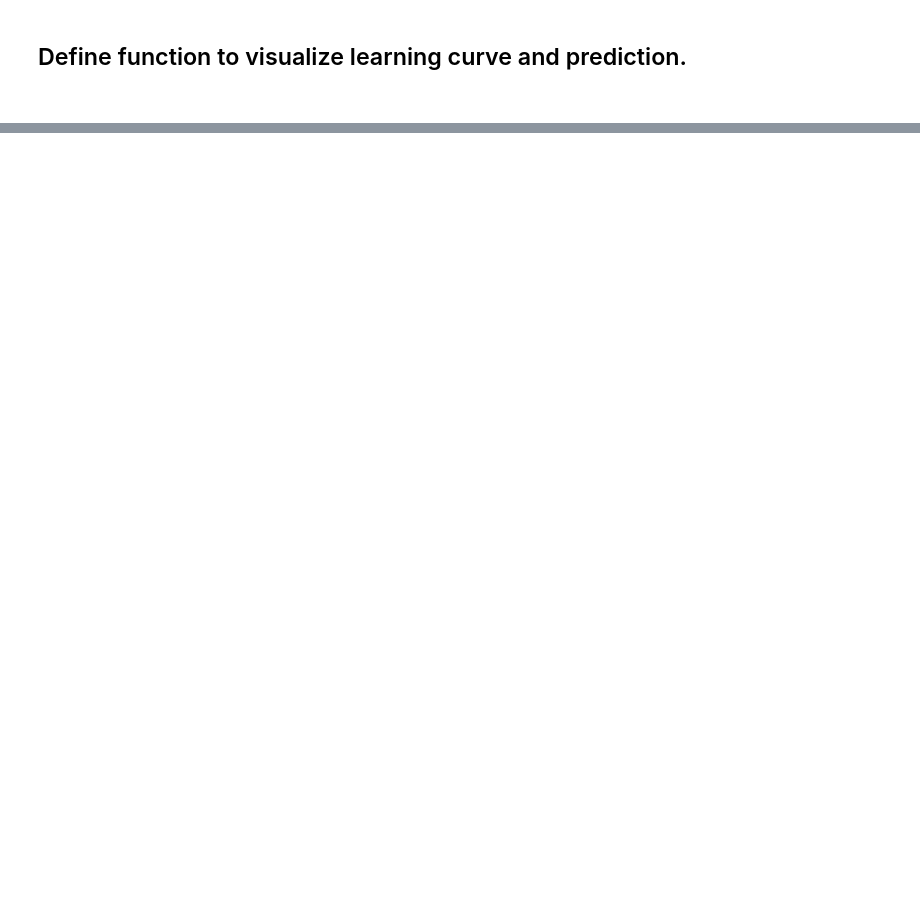
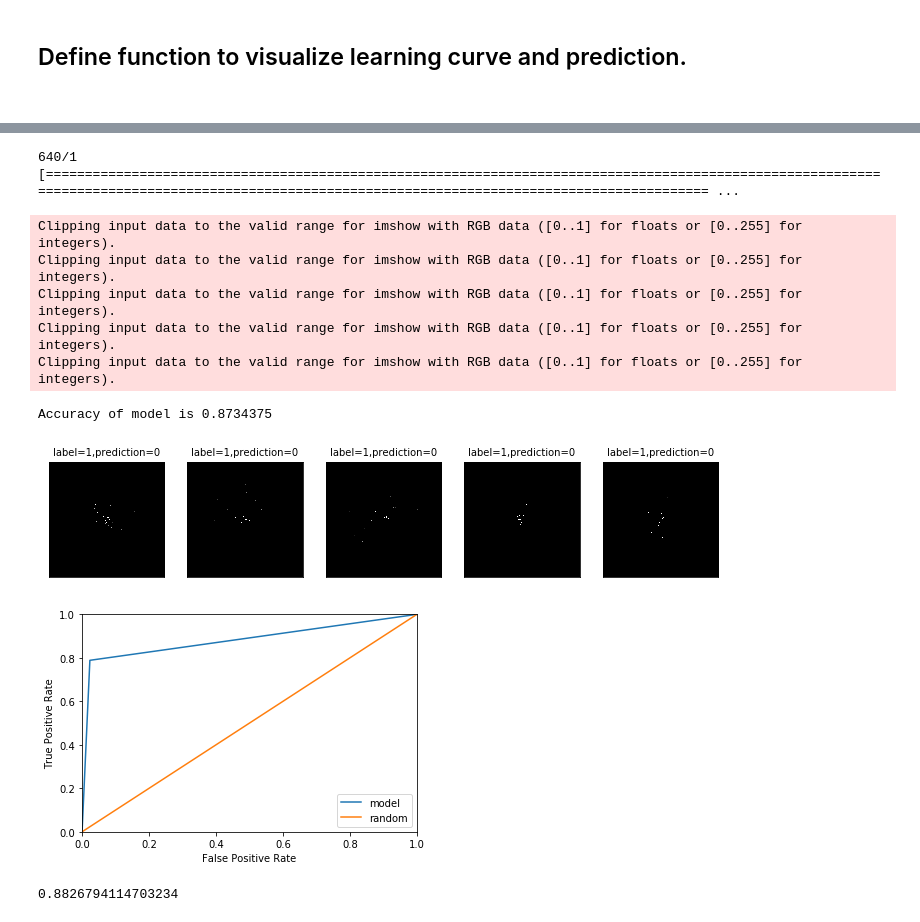
Before and after one commit to davidho27941/Top-tagging-keras, a Jupyter notebook: ResNet-50_tf_keras.ipynb, the cells around one changed output, grey strips where cells are left out. Saved outputs shown, nothing was run; the diff lists cells and outputs as text; code cells hidden in the pictures; blank space fills up the shorter version.

```diff
--- a/ResNet-50_tf_keras.ipynb
+++ b/ResNet-50_tf_keras.ipynb
@@ -394,0 +401,7 @@ df[:10]
+# %%
+from sklearn.metrics import roc_curve,roc_auc_score
+from tensorflow.keras.models import load_model
+model_best = load_model('best_model/my_model_best.h5')
+model_best.summary()
+
+model_best.load_weights('best_model/my_weight_best.h5')
@@ -394,0 +425,27 @@ df[:10]
+# %%
+best_prediction = model_best.predict(test_img)
+
+best_score = model_best.evaluate(test_img, test_label,batch_size=64, steps=10)
+print()
+print("Accuracy of model is", best_score[1])
+test_label_wo_onehot = np.zeros(len(test_label))
+best_pred = np.zeros(len(test_label))
+for i in range(len(test_label)):
+    test_label_wo_onehot[i] = np.argmax(test_label[i])
+    best_pred[i] = np.argmax(best_prediction[i])
+plot_images_prediction(test_img, test_label, best_pred,idx=1,num=5)
+best_fpr , best_tpr , best_thresholds = roc_curve (test_label_wo_onehot, best_pred )
+plot_roc_curve(best_fpr, best_tpr,'./roc_best.png')
+best_auc_score = roc_auc_score(test_label_wo_onehot, best_pred)
+print(best_auc_score)
+# %% [output]
+640/1 [================================================================================================================================================================================================= ...
+Clipping input data to the valid range for imshow with RGB data ([0..1] for floats or [0..255] for integers).
+Clipping input data to the valid range for imshow with RGB data ([0..1] for floats or [0..255] for integers).
+Clipping input data to the valid range for imshow with RGB data ([0..1] for floats or [0..255] for integers).
+Clipping input data to the valid range for imshow with RGB data ([0..1] for floats or [0..255] for integers).
+Clipping input data to the valid range for imshow with RGB data ([0..1] for floats or [0..255] for integers).
+Accuracy of model is 0.8734375
+[figure, added]
+[figure, added]
+0.8826794114703234
```
Also changed, not shown: parts of 10 cells of this notebook.
